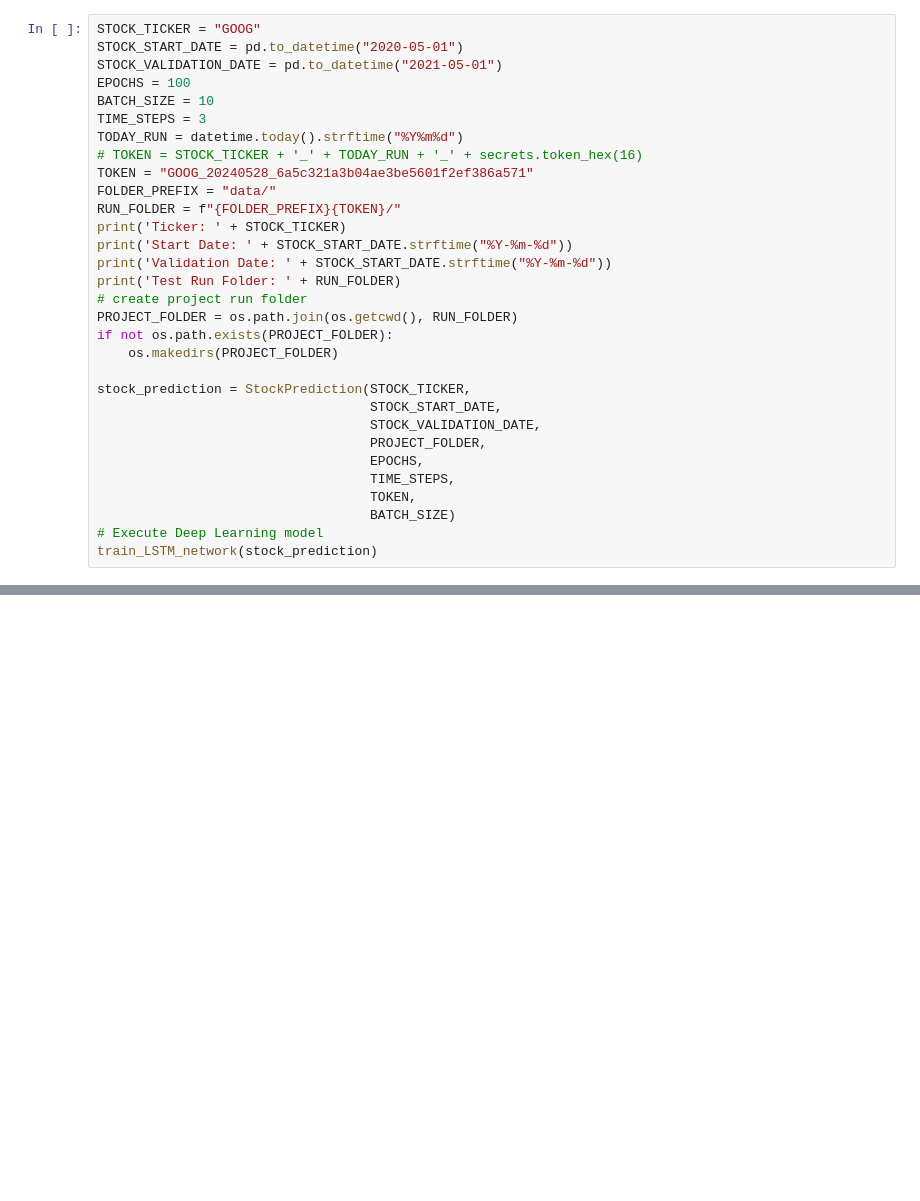
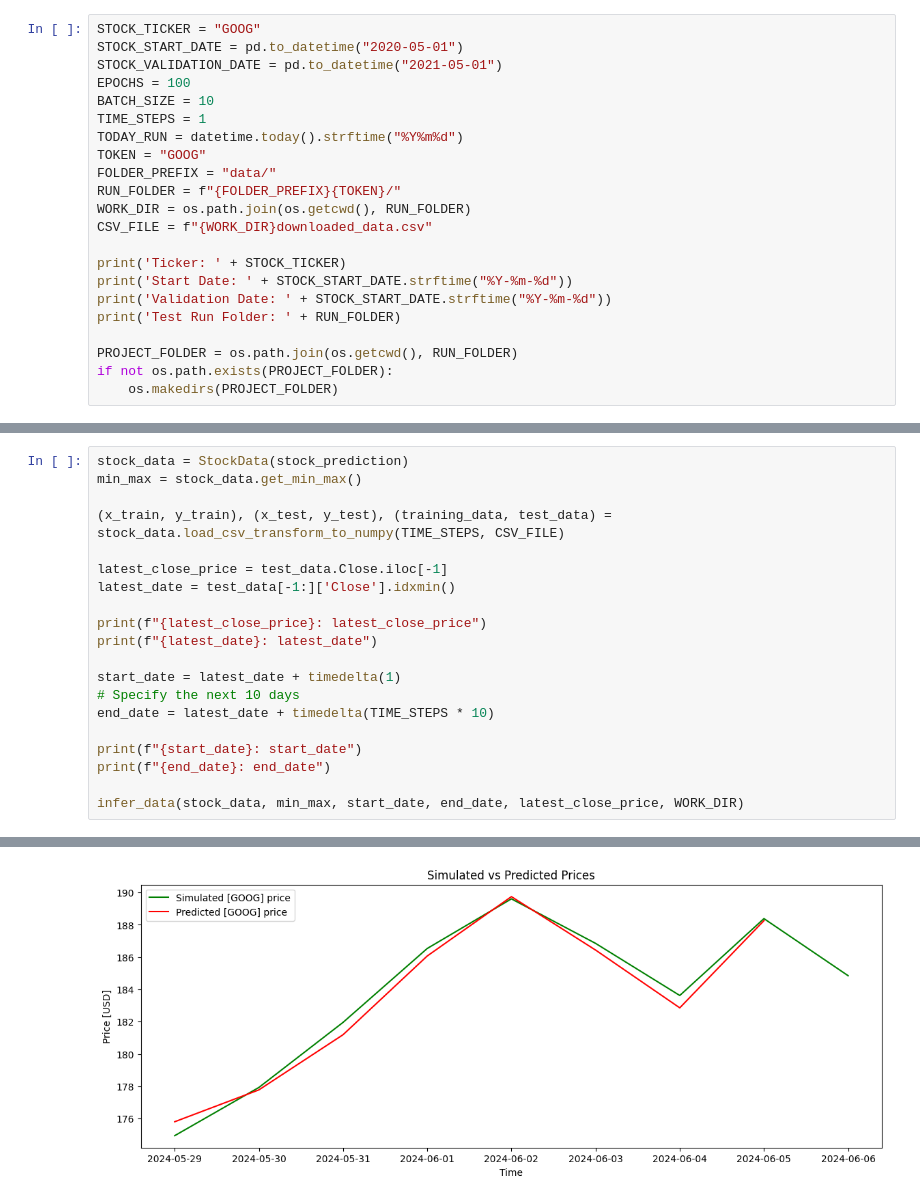
Before and after one commit to OzMaatuk/stock-prediction-deep-neural-learning, a Jupyter notebook: stock_prediction_lstm.ipynb, the cells around one changed output, grey strips where cells are left out. Saved outputs shown, nothing was run; the diff lists cells and outputs as text; blank space fills up the shorter version.

```diff
--- a/stock_prediction_lstm.ipynb
+++ b/stock_prediction_lstm.ipynb
@@ -46,28 +30,19 @@ STOCK_START_DATE = pd.to_datetime("2020-05-01")
 STOCK_VALIDATION_DATE = pd.to_datetime("2021-05-01")
 EPOCHS = 100
 BATCH_SIZE = 10
-TIME_STEPS = 3
+TIME_STEPS = 1
 TODAY_RUN = datetime.today().strftime("%Y%m%d")
-# TOKEN = STOCK_TICKER + '_' + TODAY_RUN + '_' + secrets.token_hex(16)
-TOKEN = "GOOG_20240528_6a5c321a3b04ae3be5601f2ef386a571"
+TOKEN = "GOOG"
 FOLDER_PREFIX = "data/"
 RUN_FOLDER = f"{FOLDER_PREFIX}{TOKEN}/"
+WORK_DIR = os.path.join(os.getcwd(), RUN_FOLDER)
+CSV_FILE = f"{WORK_DIR}downloaded_data.csv"
+
 print('Ticker: ' + STOCK_TICKER)
 print('Start Date: ' + STOCK_START_DATE.strftime("%Y-%m-%d"))
 print('Validation Date: ' + STOCK_START_DATE.strftime("%Y-%m-%d"))
 print('Test Run Folder: ' + RUN_FOLDER)
-# create project run folder
+
 PROJECT_FOLDER = os.path.join(os.getcwd(), RUN_FOLDER)
 if not os.path.exists(PROJECT_FOLDER):
     os.makedirs(PROJECT_FOLDER)
-
-stock_prediction = StockPrediction(STOCK_TICKER,
-                                   STOCK_START_DATE,
-                                   STOCK_VALIDATION_DATE,
-                                   PROJECT_FOLDER,
-                                   EPOCHS,
-                                   TIME_STEPS,
-                                   TOKEN,
-                                   BATCH_SIZE)
-# Execute Deep Learning model
-train_LSTM_network(stock_prediction)
@@ -147,0 +174,21 @@ infer_data()
+# %%
+stock_data = StockData(stock_prediction)
+min_max = stock_data.get_min_max()
+
+(x_train, y_train), (x_test, y_test), (training_data, test_data) = stock_data.load_csv_transform_to_numpy(TIME_STEPS, CSV_FILE)
+
+latest_close_price = test_data.Close.iloc[-1]
+latest_date = test_data[-1:]['Close'].idxmin()
+
+print(f"{latest_close_price}: latest_close_price")
+print(f"{latest_date}: latest_date")
+
+start_date = latest_date + timedelta(1)
+# Specify the next 10 days
+end_date = latest_date + timedelta(TIME_STEPS * 10)
+
+print(f"{start_date}: start_date")
+print(f"{end_date}: end_date")
+
+infer_data(stock_data, min_max, start_date, end_date, latest_close_price, WORK_DIR)
+# %% [output]
@@ -147,0 +226 @@ infer_data()
+[figure, added]
```
Also changed, not shown: parts of 8 cells of this notebook, 3 other files.
